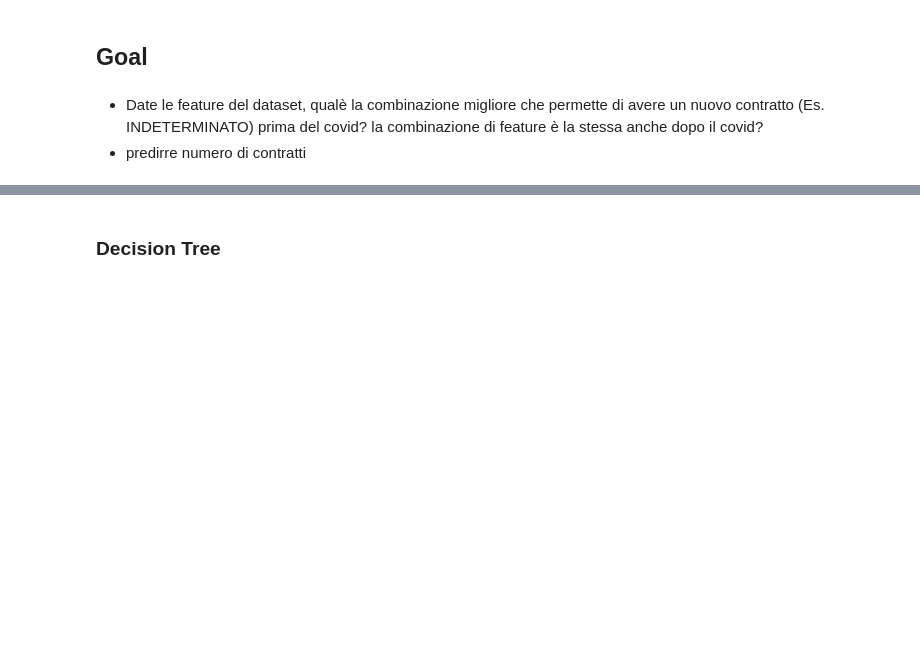
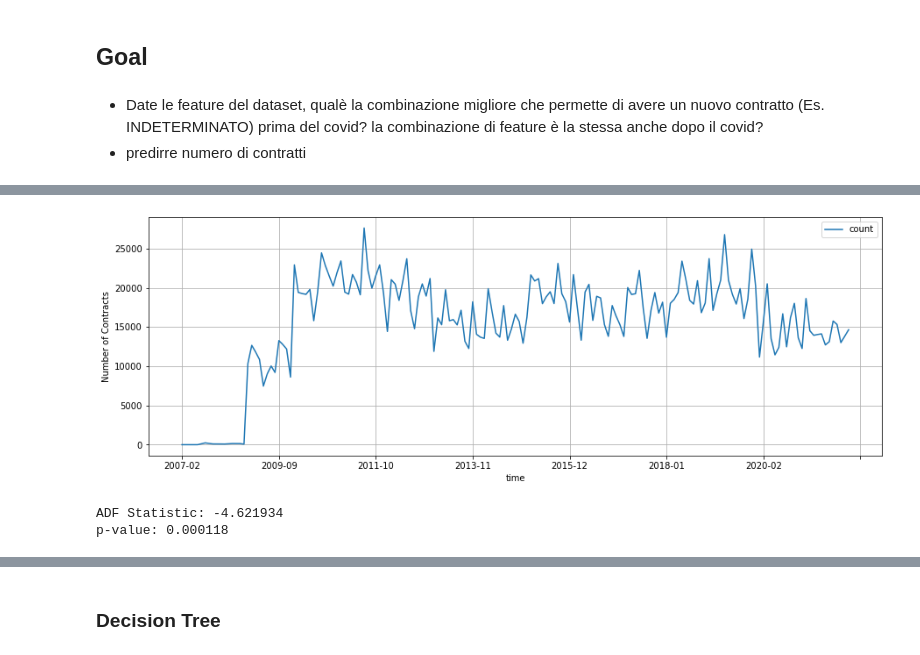
Before and after one commit to itsferios/LAB3, a Jupyter notebook: LAB3.ipynb, the cells around one changed output, grey strips where cells are left out. Drawn from its saved outputs; the diff is of its cells as text; code cells hidden in the pictures; blank space fills up the shorter version.

```diff
--- a/LAB3.ipynb
+++ b/LAB3.ipynb
@@ -579,0 +403,6 @@ X_train, X_test, y_train, y_test = train_test_split(X, y, test_size = 0.3, rando
+# %%
+# Load the dataset
+balanced
+bal1 = balanced.copy()
+bal1 = bal1.reset_index(drop=True)
+bal1
@@ -579,0 +423,21 @@ X_train, X_test, y_train, y_test = train_test_split(X, y, test_size = 0.3, rando
+# %%
+# Set mese-anno like index
+# Show count of contract for each mese-anno
+bal2 = bal1.groupby("mese-anno").size().reset_index(name='count')
+bal2 = bal2.set_index('mese-anno')
+f, ax1 = plt.subplots(1,1,figsize=(15,5))
+bal2.plot(ax=ax1)
+ax1.set_xlabel("time")
+ax1.set_ylabel("Number of Contracts")
+plt.grid(True)
+# %% [output]
+[figure, added]
+# %%
+# Calculate the Augmented Dickey-Fuller test can be used to test for a unit root in a univariate
+#process in the presence of serial correlation.
+results = adfuller(bal2['count'])
+print('ADF Statistic: %f' % results[0])
+print('p-value: %f' % results[1])
+# %% [output]
+ADF Statistic: -4.621934
+p-value: 0.000118
```
Also changed, not shown: parts of 244 cells of this notebook.
